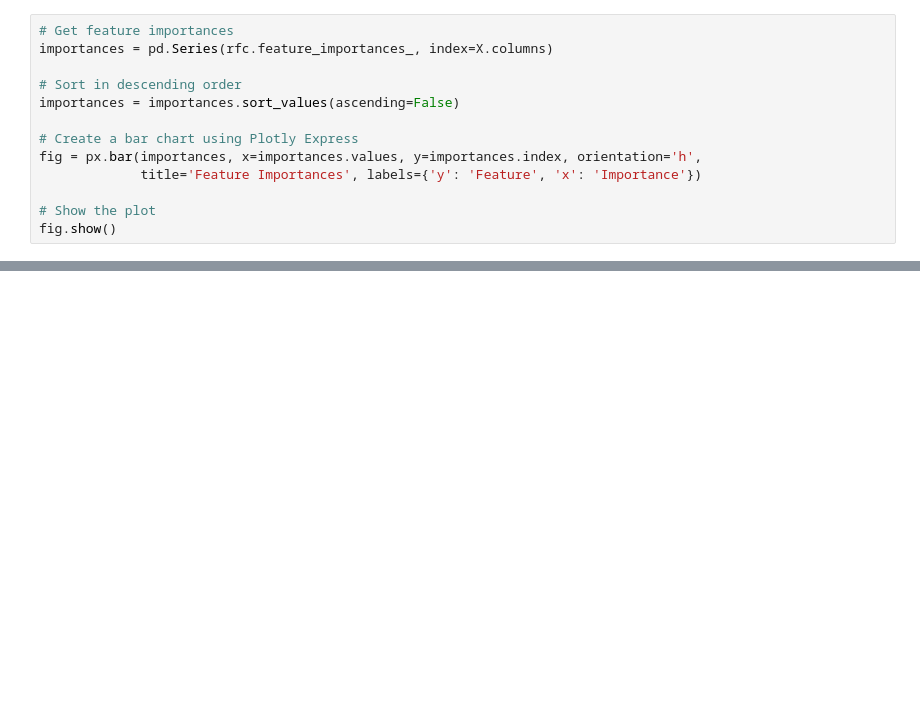
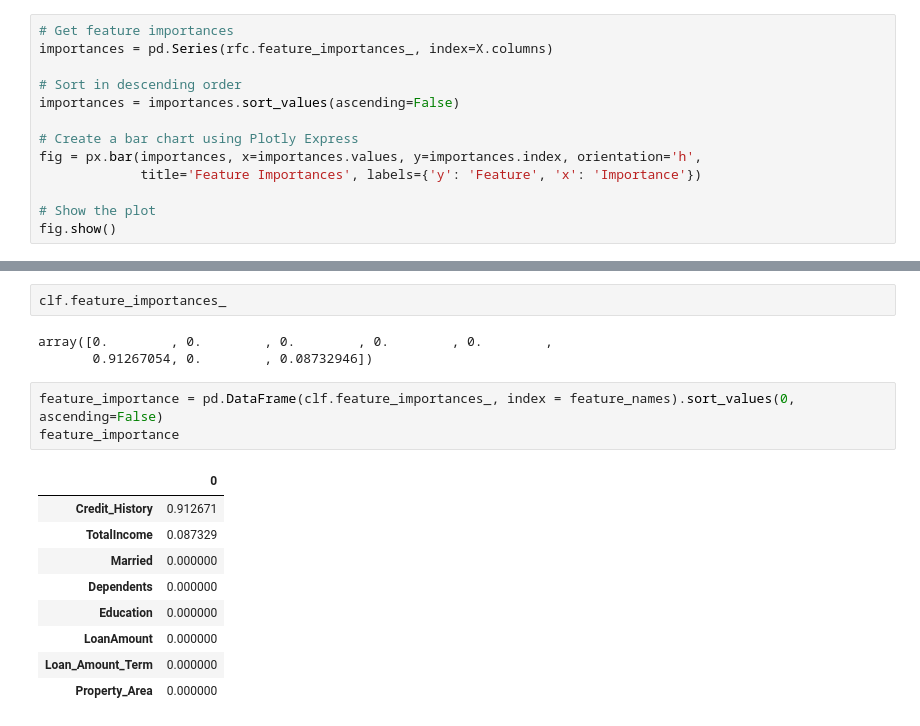
Before and after one commit to zoddtheimmortal/loan-prediction, a Jupyter notebook: loan-approval.ipynb, the cells around one changed output, grey strips where cells are left out. Saved outputs shown, nothing was run; the diff lists cells and outputs as text; blank space fills up the shorter version.

```diff
--- a/loan-approval.ipynb
+++ b/loan-approval.ipynb
@@ -940,0 +1004,18 @@ fig.show()
+# %%
+clf.feature_importances_
+# %% [output]
+array([0.        , 0.        , 0.        , 0.        , 0.        ,
+       0.91267054, 0.        , 0.08732946])
+# %%
+feature_importance = pd.DataFrame(clf.feature_importances_, index = feature_names).sort_values(0, ascending=False)
+feature_importance
+# %% [output]
+|  | 0 |
+| Credit_History | 0.912671 |
+| TotalIncome | 0.087329 |
+| Married | 0.000000 |
+| Dependents | 0.000000 |
+| Education | 0.000000 |
+| LoanAmount | 0.000000 |
+| Loan_Amount_Term | 0.000000 |
+| Property_Area | 0.000000 |
```
Also changed, not shown: parts of 29 cells of this notebook, 1 other file.
